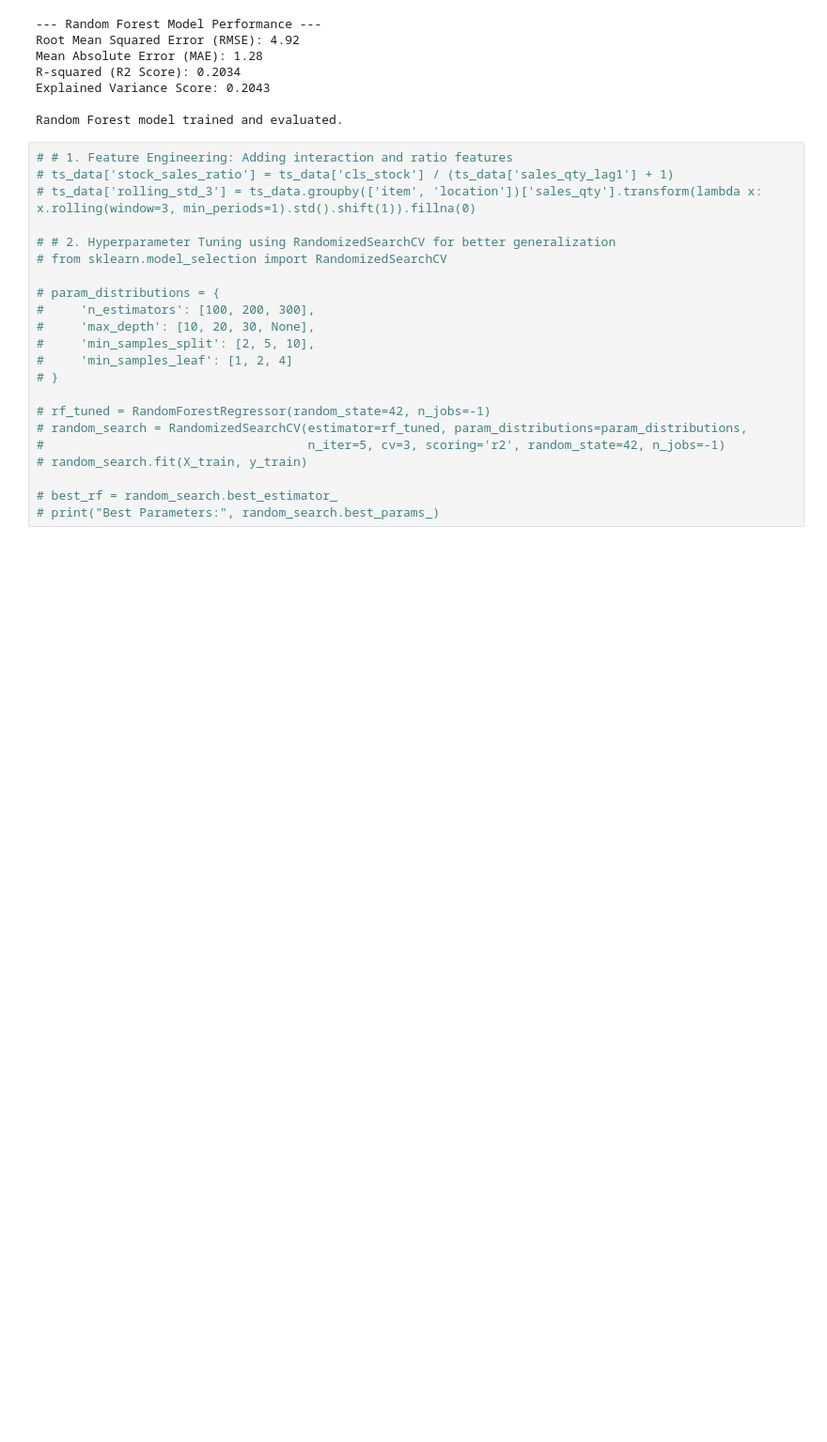
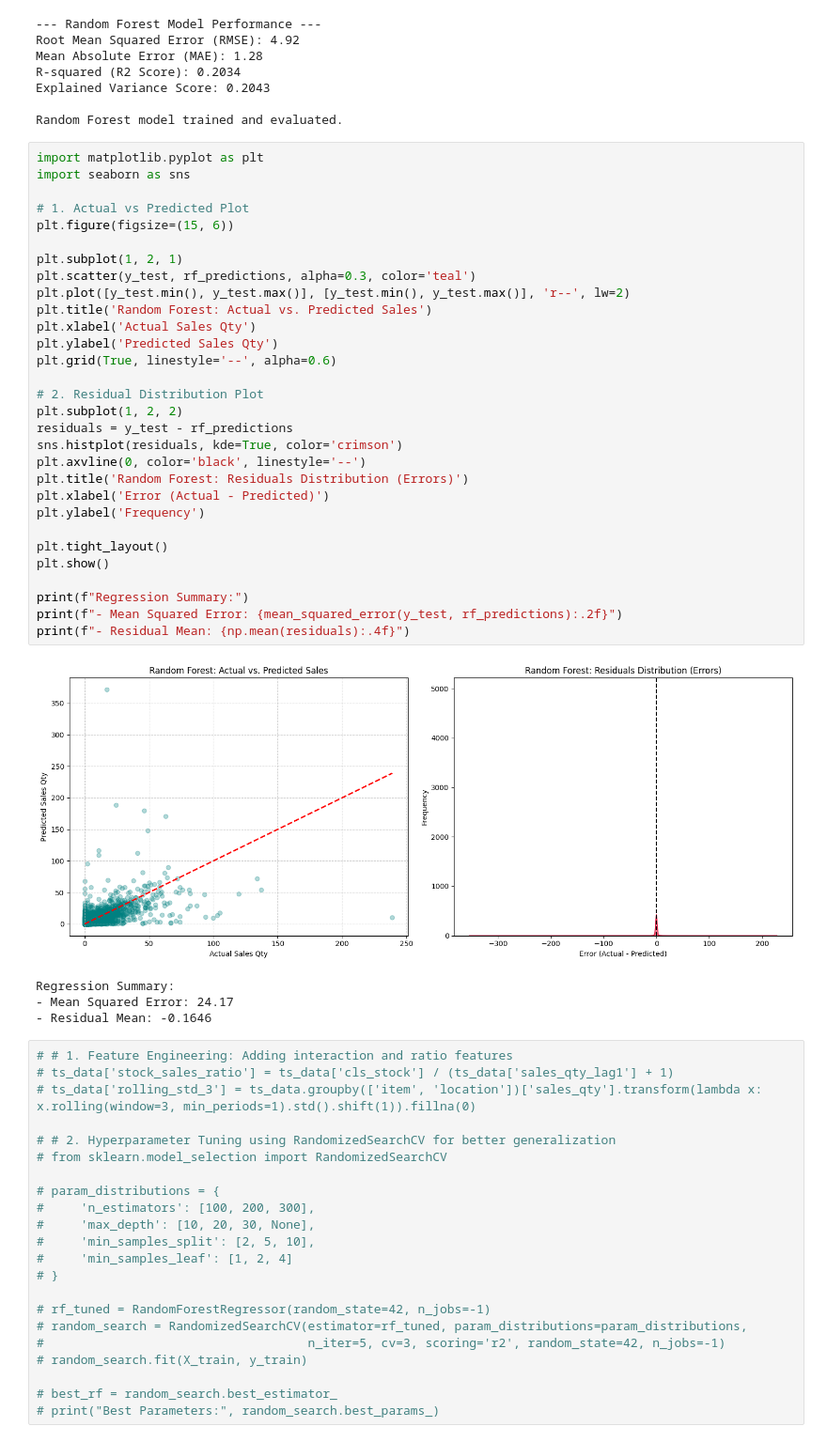
Before and after one commit to QueenMary100/PharmStockAI, a Jupyter notebook: PharmacyColab.ipynb, the cells around one changed output. Shown at 94% size. Cells and saved outputs as stored; diff of their text form; blank space fills up the shorter version.

```diff
--- a/PharmacyColab.ipynb
+++ b/PharmacyColab.ipynb
@@ -746,6 +744,41 @@ R-squared (R2 Score): 0.2034
 Explained Variance Score: 0.2043
 
 Random Forest model trained and evaluated.
+# %%
+import matplotlib.pyplot as plt
+import seaborn as sns
+
+# 1. Actual vs Predicted Plot
+plt.figure(figsize=(15, 6))
+
+plt.subplot(1, 2, 1)
+plt.scatter(y_test, rf_predictions, alpha=0.3, color='teal')
+plt.plot([y_test.min(), y_test.max()], [y_test.min(), y_test.max()], 'r--', lw=2)
+plt.title('Random Forest: Actual vs. Predicted Sales')
+plt.xlabel('Actual Sales Qty')
+plt.ylabel('Predicted Sales Qty')
+plt.grid(True, linestyle='--', alpha=0.6)
+
+# 2. Residual Distribution Plot
+plt.subplot(1, 2, 2)
+residuals = y_test - rf_predictions
+sns.histplot(residuals, kde=True, color='crimson')
+plt.axvline(0, color='black', linestyle='--')
+plt.title('Random Forest: Residuals Distribution (Errors)')
+plt.xlabel('Error (Actual - Predicted)')
+plt.ylabel('Frequency')
+
+plt.tight_layout()
+plt.show()
+
+print(f"Regression Summary:")
+print(f"- Mean Squared Error: {mean_squared_error(y_test, rf_predictions):.2f}")
+print(f"- Residual Mean: {np.mean(residuals):.4f}")
+# %% [output]
+[figure, added]
+Regression Summary:
+- Mean Squared Error: 24.17
+- Residual Mean: -0.1646
 # %%
 # # 1. Feature Engineering: Adding interaction and ratio features
 # ts_data['stock_sales_ratio'] = ts_data['cls_stock'] / (ts_data['sales_qty_lag1'] + 1)
```
Also changed, not shown: parts of 18 cells of this notebook.
